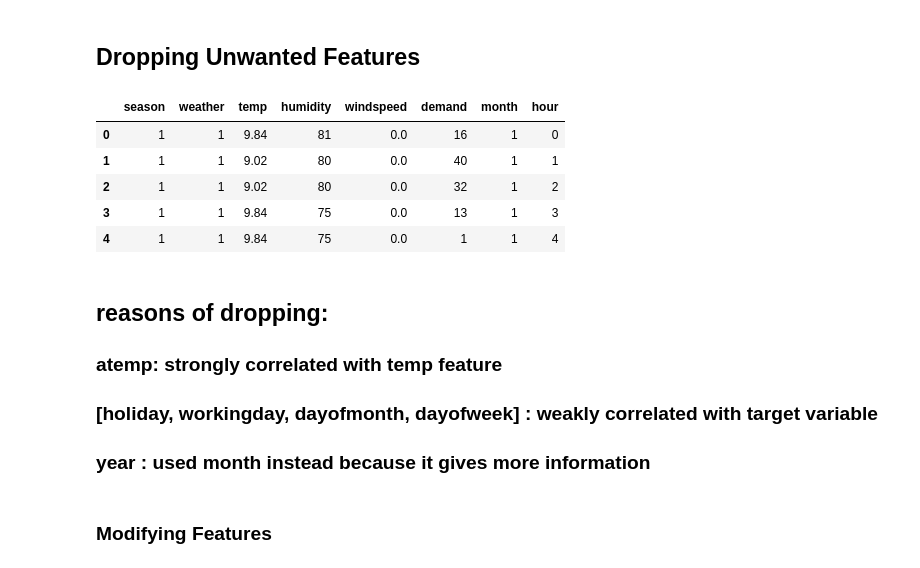
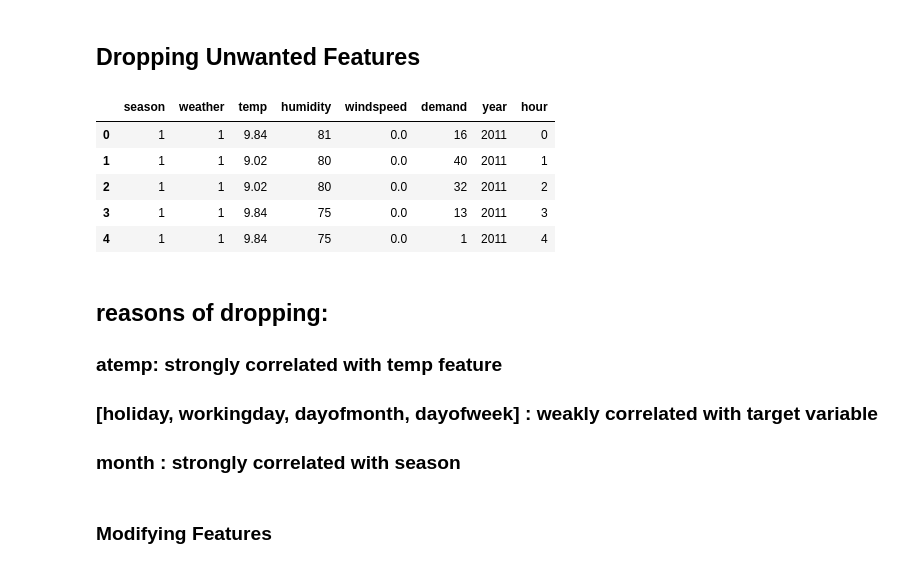
Before and after one commit to cap-ml-119/yazan_hamdan, a Jupyter notebook: Model Training.ipynb, the cells around one changed output. Cells and saved outputs as stored; diff of their text form; code cells hidden in the pictures.

```diff
--- a/Model Training.ipynb
+++ b/Model Training.ipynb
@@ -253,20 +258,20 @@ correlation
 # %% [markdown]
 ## Dropping Unwanted Features
 # %%
-df = df.drop(['atemp','holiday','workingday','year','dayofmonth','dayofweek'],axis=1)
+df = df.drop(['atemp','holiday','workingday','month','dayofmonth','dayofweek'],axis=1)
 df.head()
 # %% [output]
-|  | season | weather | temp | humidity | windspeed | demand | month | hour |
-| 0 | 1 | 1 | 9.84 | 81 | 0.0 | 16 | 1 | 0 |
-| 1 | 1 | 1 | 9.02 | 80 | 0.0 | 40 | 1 | 1 |
-| 2 | 1 | 1 | 9.02 | 80 | 0.0 | 32 | 1 | 2 |
-| 3 | 1 | 1 | 9.84 | 75 | 0.0 | 13 | 1 | 3 |
-| 4 | 1 | 1 | 9.84 | 75 | 0.0 | 1 | 1 | 4 |
+|  | season | weather | temp | humidity | windspeed | demand | year | hour |
+| 0 | 1 | 1 | 9.84 | 81 | 0.0 | 16 | 2011 | 0 |
+| 1 | 1 | 1 | 9.02 | 80 | 0.0 | 40 | 2011 | 1 |
+| 2 | 1 | 1 | 9.02 | 80 | 0.0 | 32 | 2011 | 2 |
+| 3 | 1 | 1 | 9.84 | 75 | 0.0 | 13 | 2011 | 3 |
+| 4 | 1 | 1 | 9.84 | 75 | 0.0 | 1 | 2011 | 4 |
 # %% [markdown]
 ## reasons of dropping:
 ### atemp: strongly correlated with temp feature
 ### [holiday, workingday, dayofmonth, dayofweek] : weakly correlated with target variable
-### year : used month instead because it gives more information
+### month : strongly correlated with season
 # %% [markdown]
 ### Modifying Features
 # %%
```
Also changed, not shown: parts of 13 cells of this notebook.
